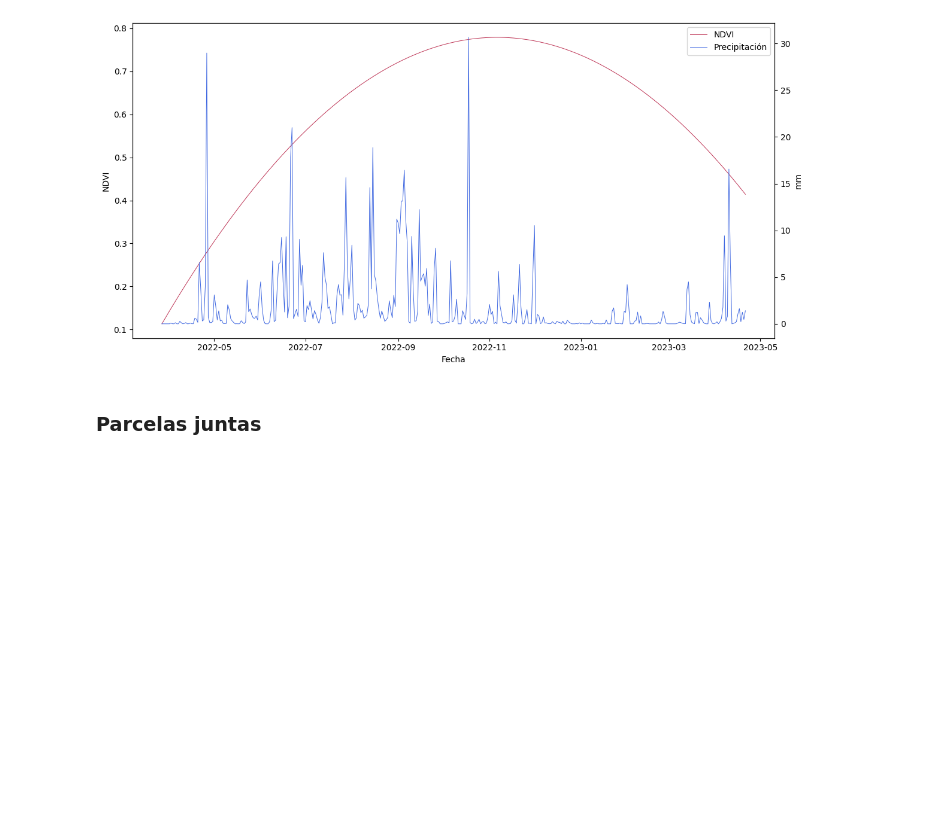
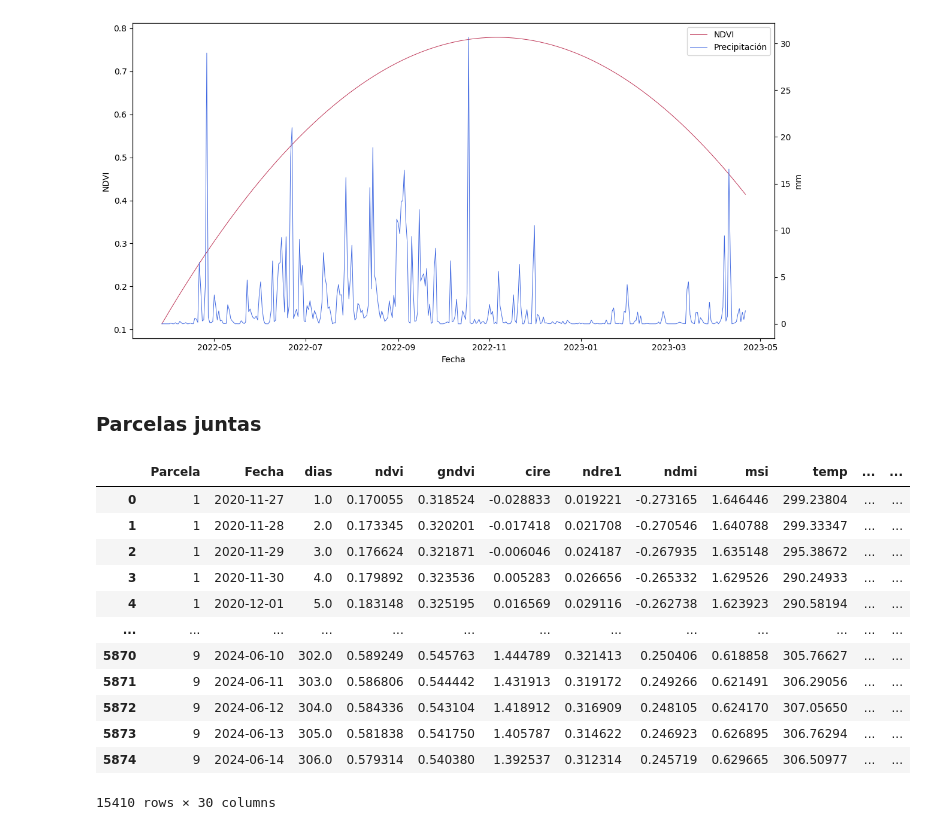
Before and after one commit to VivaldoGP/Tesis, a Jupyter notebook: results/time_series/ts.ipynb, the cells around one changed output. Saved outputs shown, nothing was run; the diff lists cells and outputs as text; code cells hidden in the pictures; blank space fills up the shorter version.

```diff
--- a/results/time_series/ts.ipynb
+++ b/results/time_series/ts.ipynb
@@ -174,5 +183,21 @@ df_23 = pd.concat(df_list_23, ignore_index=True, axis=0)
 concat_blocks = pd.concat([df_21, df_22, df_23])
 # %%
 concat_blocks['Fecha'] = pd.to_datetime(concat_blocks['Fecha'])
+# %%
+concat_blocks
+# %% [output]
+|  | Parcela | Fecha | dias | ndvi | gndvi | cire | ndre1 | ndmi | msi | temp | ... | ... |
+| 0 | 1 | 2020-11-27 | 1.0 | 0.170055 | 0.318524 | -0.028833 | 0.019221 | -0.273165 | 1.646446 | 299.23804 | ... | ... |
+| 1 | 1 | 2020-11-28 | 2.0 | 0.173345 | 0.320201 | -0.017418 | 0.021708 | -0.270546 | 1.640788 | 299.33347 | ... | ... |
+| 2 | 1 | 2020-11-29 | 3.0 | 0.176624 | 0.321871 | -0.006046 | 0.024187 | -0.267935 | 1.635148 | 295.38672 | ... | ... |
+| 3 | 1 | 2020-11-30 | 4.0 | 0.179892 | 0.323536 | 0.005283 | 0.026656 | -0.265332 | 1.629526 | 290.24933 | ... | ... |
+| 4 | 1 | 2020-12-01 | 5.0 | 0.183148 | 0.325195 | 0.016569 | 0.029116 | -0.262738 | 1.623923 | 290.58194 | ... | ... |
+| ... | ... | ... | ... | ... | ... | ... | ... | ... | ... | ... | ... | ... |
+| 5870 | 9 | 2024-06-10 | 302.0 | 0.589249 | 0.545763 | 1.444789 | 0.321413 | 0.250406 | 0.618858 | 305.76627 | ... | ... |
+| 5871 | 9 | 2024-06-11 | 303.0 | 0.586806 | 0.544442 | 1.431913 | 0.319172 | 0.249266 | 0.621491 | 306.29056 | ... | ... |
+| 5872 | 9 | 2024-06-12 | 304.0 | 0.584336 | 0.543104 | 1.418912 | 0.316909 | 0.248105 | 0.624170 | 307.05650 | ... | ... |
+| 5873 | 9 | 2024-06-13 | 305.0 | 0.581838 | 0.541750 | 1.405787 | 0.314622 | 0.246923 | 0.626895 | 306.76294 | ... | ... |
+| 5874 | 9 | 2024-06-14 | 306.0 | 0.579314 | 0.540380 | 1.392537 | 0.312314 | 0.245719 | 0.629665 | 306.50977 | ... | ... |
+15410 rows × 30 columns
 # %%
 fig, ax = plt.subplots(figsize=(12, 6))
```
Also changed, not shown: parts of 7 cells of this notebook, 1 other file.
